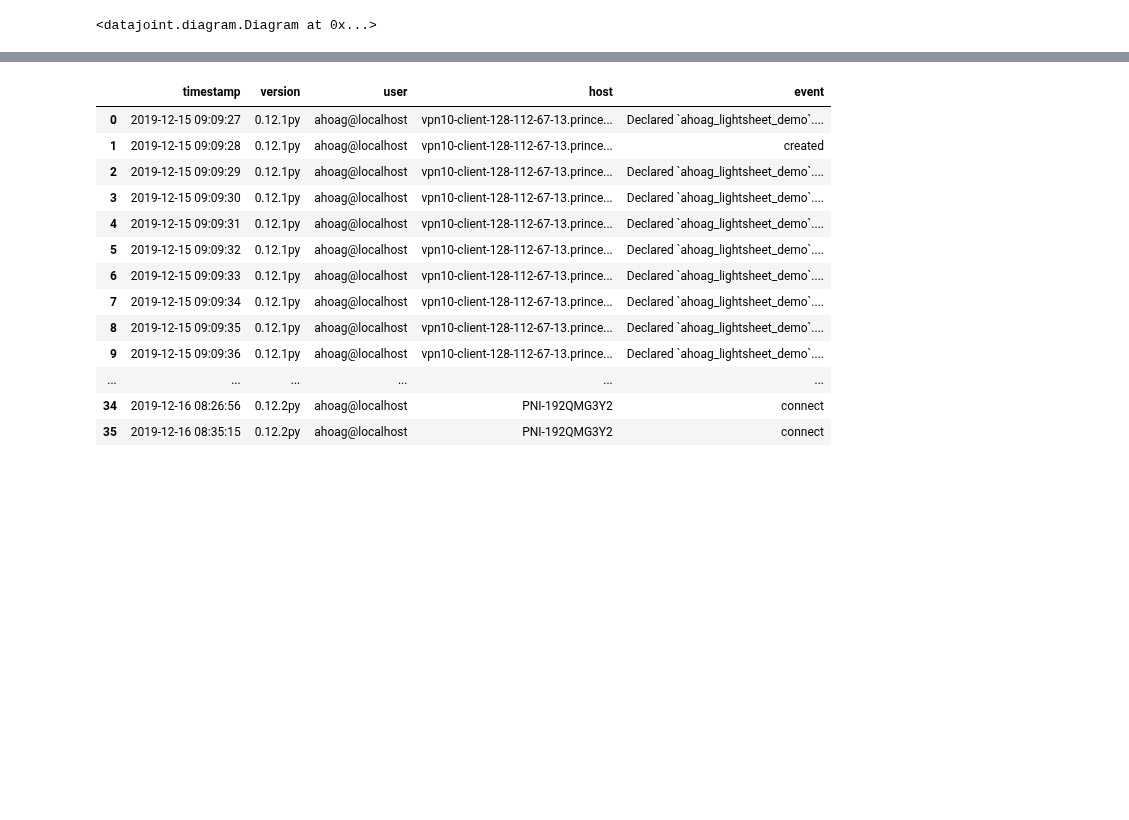
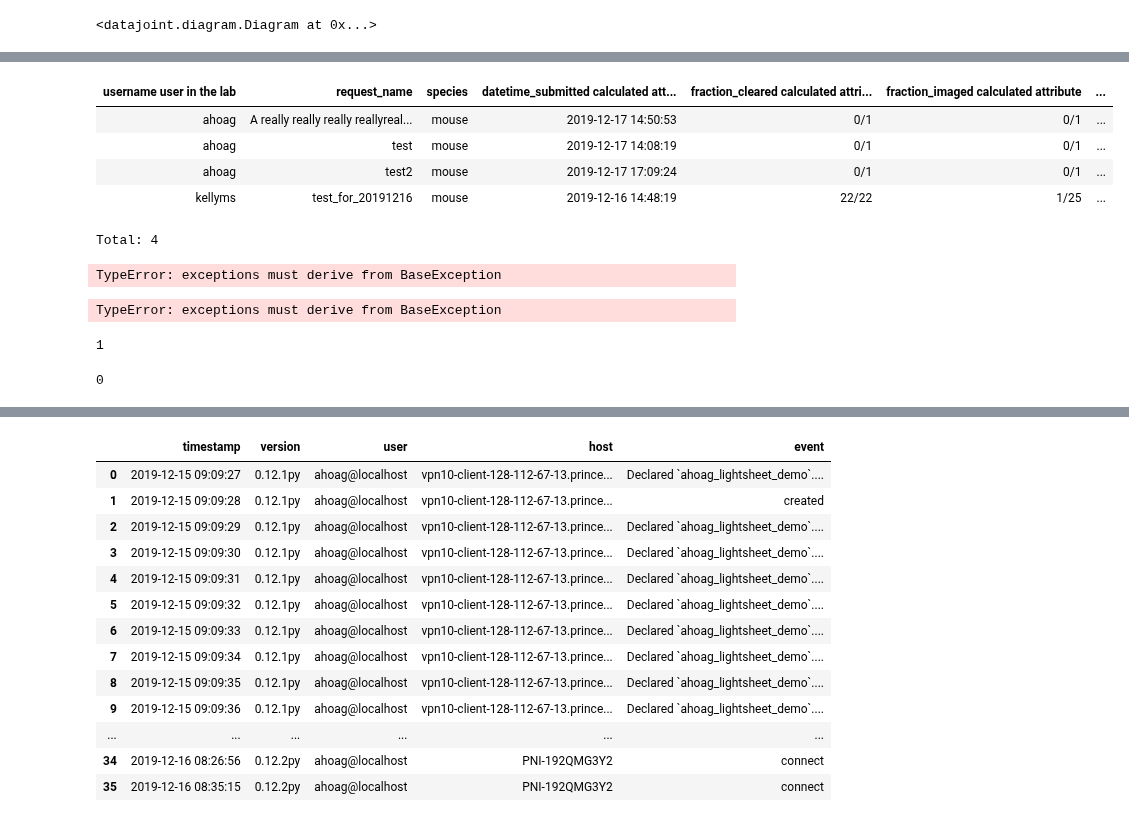
Before and after one commit to BrainCOGS/lightserv, a Jupyter notebook: notebooks/datajoint_sandbox.ipynb, the cells around one changed output, grey strips where cells are left out. Cells and saved outputs as stored; diff of their text form; code cells hidden in the pictures; blank space fills up the shorter version.

Commit message:
add fraction cleared/imaged/processed on home page request table
Also add a scroll bar to the table

```diff
--- a/notebooks/datajoint_sandbox.ipynb
+++ b/notebooks/datajoint_sandbox.ipynb
@@ -45,0 +58,5 @@ schema.Request()
+# %%
+request_contents = schema.Request()
+sample_contents = schema.Sample()
+imaging_request_contents = schema.Sample().ImagingRequest()
+processing_request_contents = schema.Sample().ProcessingRequest()
@@ -45,0 +71,7 @@ schema.Request()
+# %%
+sample_joined_contents = dj.U('username','request_name').aggr(request_contents * sample_contents,
+                                     number_of_samples='number_of_samples',
+                                     species='species',datetime_submitted='TIMESTAMP(date_submitted,time_submitted)',
+                                     n_cleared='CONVERT(SUM(clearing_progress="complete"),char)').\
+proj(fraction_cleared='CONCAT(n_cleared,"/",CONVERT(number_of_samples,char))',species='species',datetime_submitted='datetime_submitted',)
+sample_joined_contents
@@ -45,0 +85,42 @@ schema.Request()
+# %%
+imaging_joined_contents = dj.U('username','request_name').aggr(
+    sample_joined_contents * imaging_request_contents,
+    species='species',
+    datetime_submitted='datetime_submitted',
+    fraction_cleared='fraction_cleared',
+    n_imaged='CONVERT(SUM(imaging_progress="complete"),char)',
+    total_imaging_requests='CONVERT(COUNT(*),char)'
+    ).proj(
+        species='species',
+        datetime_submitted='datetime_submitted',
+        fraction_cleared='fraction_cleared',
+        fraction_imaged='CONCAT(n_imaged,"/",total_imaging_requests)'
+        )
+# %%
+dj.U('username','request_name').aggr(
+    imaging_joined_contents * processing_request_contents,
+    species='species',
+    datetime_submitted='datetime_submitted',
+    fraction_cleared='fraction_cleared',
+    fraction_imaged='fraction_imaged',
+    n_processed='CONVERT(SUM(processing_progress="complete"),char)',
+    total_processing_requests='CONVERT(COUNT(*),char)'
+    ).proj(
+        species='species',
+        datetime_submitted='datetime_submitted',
+        fraction_cleared='fraction_cleared',
+        fraction_imaged='fraction_imaged',
+        fraction_processed='CONCAT(n_processed,"/",total_processing_requests)'
+        )
+# %% [output]
+| username user in the lab | request_name | species | datetime_submitted calculated att... | fraction_cleared calculated attri... | fraction_imaged calculated attribute | ... |
+| ahoag | A really really really reallyreal... | mouse | 2019-12-17 14:50:53 | 0/1 | 0/1 | ... |
+| ahoag | test | mouse | 2019-12-17 14:08:19 | 0/1 | 0/1 | ... |
+| ahoag | test2 | mouse | 2019-12-17 17:09:24 | 0/1 | 0/1 | ... |
+| kellyms | test_for_20191216 | mouse | 2019-12-16 14:48:19 | 22/22 | 1/25 | ... |
+Total: 4
+# %%
+processing_joined_contents
+# %% [output]
+TypeError: exceptions must derive from BaseException
+TypeError: exceptions must derive from BaseException
@@ -46,3 +138,18 @@ schema.Request()
+# %%
+imaging_request_contents = schema.Sample().ImagingRequest() & f'request_name="{request_name}"'
+number_of_imaging_requests = len(imaging_request_contents)
+all_requests_imaging_progress = imaging_request_contents.fetch('imaging_progress')
+n_imaged = len([progress for progress in all_requests_imaging_progress if progress=='complete'])
+# %% [output]
+1
+# %%
+processing_request_contents = schema.Sample().ProcessingRequest() & f'request_name="{request_name}"'
+number_of_processing_requests = len(processing_request_contents)
+all_requests_processing_progress = processing_request_contents.fetch('processing_progress')
+n_processed = len([progress for progress in all_requests_processing_progress if progress=='complete'])
+n_processed
+# %% [output]
+0
 # %%
 from datajoint.table import Log               # Import Log table
 logger = Log(dj.conn(), database='ahoag_lightsheet_demo') # Initialize logger
```
Also changed, not shown: parts of 9 cells of this notebook, 3 other files.
